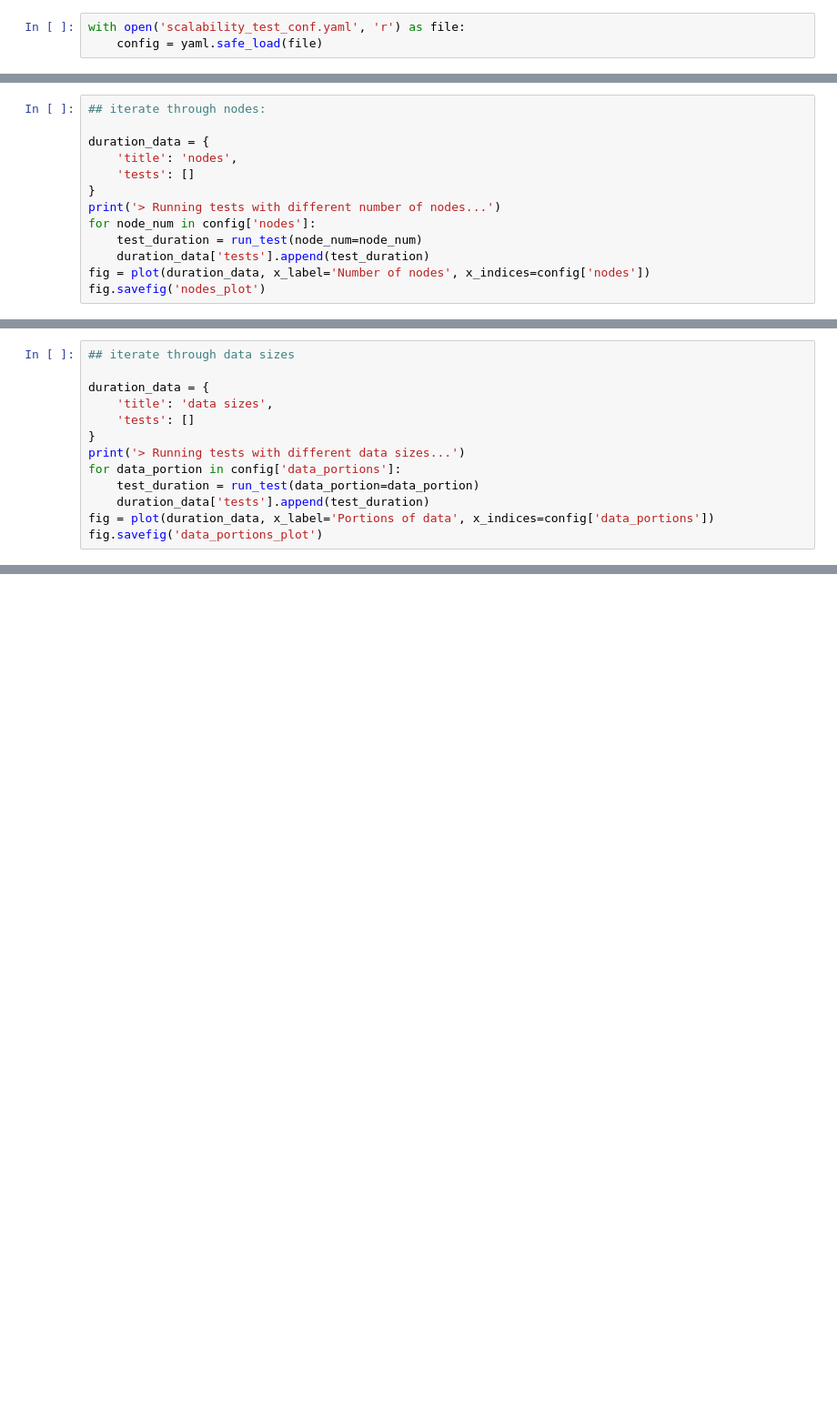
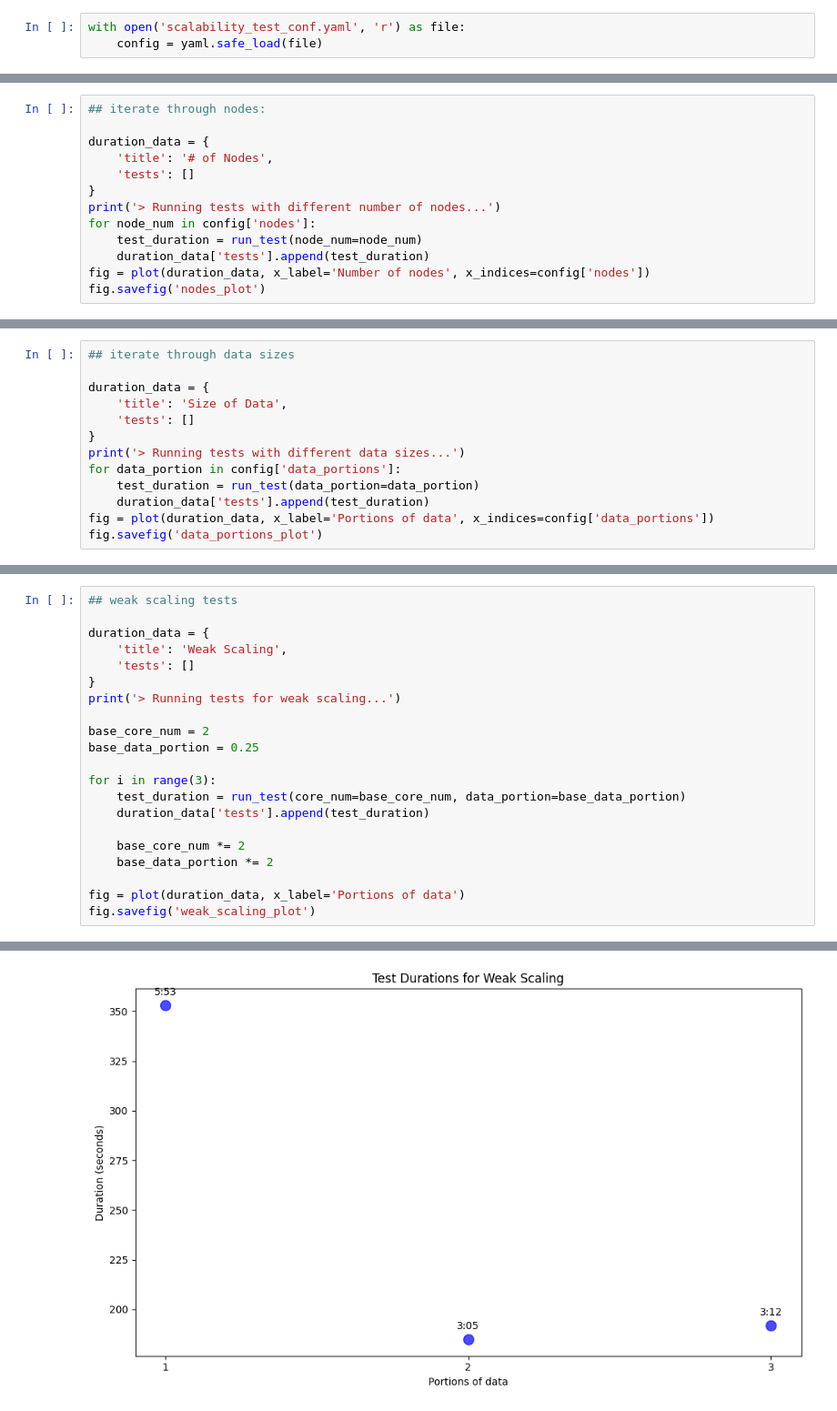
Before and after one commit to DanielVeress/data-engineering-project, a Jupyter notebook: scalability_tests.ipynb, the cells around one changed output, grey strips where cells are left out. Shown at 91% size. Drawn from its saved outputs; the diff is of its cells as text; blank space fills up the shorter version.

```diff
--- a/scalability_tests.ipynb
+++ b/scalability_tests.ipynb
@@ -189,7 +186,7 @@ To adjust logging level use sc.setLogLevel(newLevel). For SparkR, use setLogLeve
 ## iterate through nodes:
 
 duration_data = {
-    'title': 'nodes',
+    'title': '# of Nodes',
     'tests': []
 }
 print('> Running tests with different number of nodes...')
@@ -208,7 +208,7 @@ fig.savefig('nodes_plot')
 ## iterate through data sizes
 
 duration_data = {
-    'title': 'data sizes',
+    'title': 'Size of Data',
     'tests': []
 }
 print('> Running tests with different data sizes...')
@@ -226,0 +227,22 @@ fig.savefig('data_portions_plot')
+# %%
+## weak scaling tests
+
+duration_data = {
+    'title': 'Weak Scaling',
+    'tests': []
+}
+print('> Running tests for weak scaling...')
+
+base_core_num = 2
+base_data_portion = 0.25
+
+for i in range(3):
+    test_duration = run_test(core_num=base_core_num, data_portion=base_data_portion)
+    duration_data['tests'].append(test_duration)
+
+    base_core_num *= 2
+    base_data_portion *= 2
+
+fig = plot(duration_data, x_label='Portions of data')
+fig.savefig('weak_scaling_plot')
+# %% [output]
@@ -226,0 +253 @@ fig.savefig('data_portions_plot')
+[figure, added]
```
Also changed, not shown: parts of 6 cells of this notebook, 4 other files.
